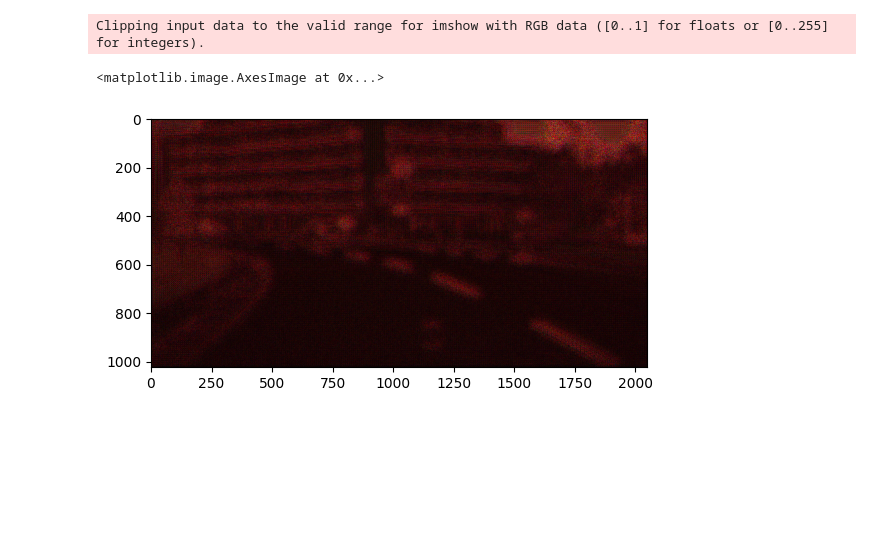
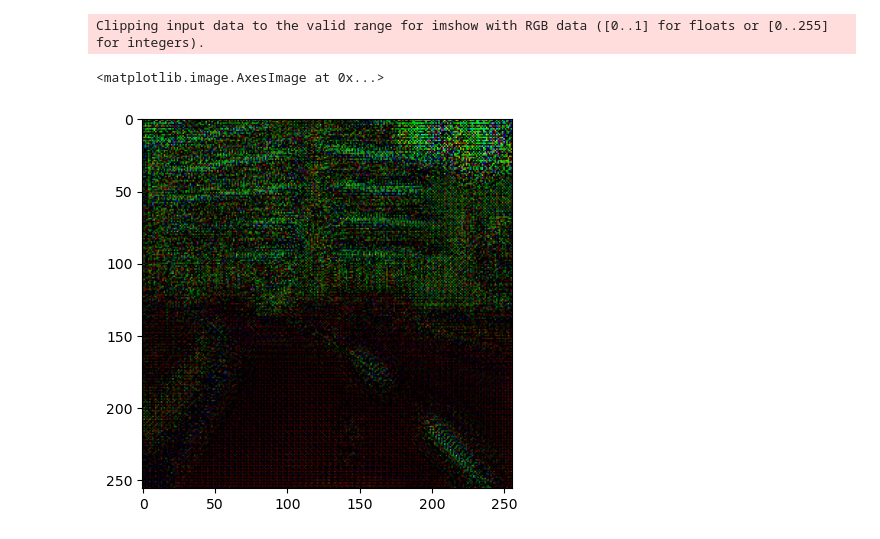
Before and after one commit to v-like-engine/segmentuki, a Jupyter notebook: models/pix2pixHD/notebooks/test_generator.ipynb, the cells around one changed output. Drawn from its saved outputs; the diff is of its cells as text; code cells hidden in the pictures; blank space fills up the shorter version.

Commit message:
upload weights for the model and training notebook

```diff
--- a/models/pix2pixHD/notebooks/test_generator.ipynb
+++ b/models/pix2pixHD/notebooks/test_generator.ipynb
@@ -4,20 +6,25 @@ from PIL import Image
 import torchvision.transforms as transforms
 import matplotlib.pyplot as plt
 # %%
-g = GlobalGenerator(3, 3, 64, 3, 9)
+# g = GlobalGenerator(3, 3, 64, 3, 9)
 
 image = Image.open('../../../data/train_img/aachen_000000_000019_leftImg8bit.png')
 
 transform = transforms.Compose([
-    transforms.PILToTensor()
+    transforms.PILToTensor(),
+    transforms.Resize((256, 256))
 ])
 
-img_tensor = transform(image).unsqueeze(0)
+img_tensor = transform(image).unsqueeze(0).float().to('cuda')
 
-img = g(img_tensor.float())
+# img = g(img_tensor.float())
+# %%
+model = Pix2PixHD(device='cuda')
+# %%
+res = model.inference(img_tensor)
 # %%
-plt.imshow(img.squeeze(0).permute(1, 2, 0).detach().numpy())
+plt.imshow(res.squeeze(0).permute(1, 2, 0).cpu().detach().numpy())
 # %% [output]
 Clipping input data to the valid range for imshow with RGB data ([0..1] for floats or [0..255] for integers).
 <matplotlib.image.AxesImage at 0x...>
-[figure, old version]
+[figure, new version]
```
Also changed, not shown: parts of 3 cells of this notebook, 2 other files.
